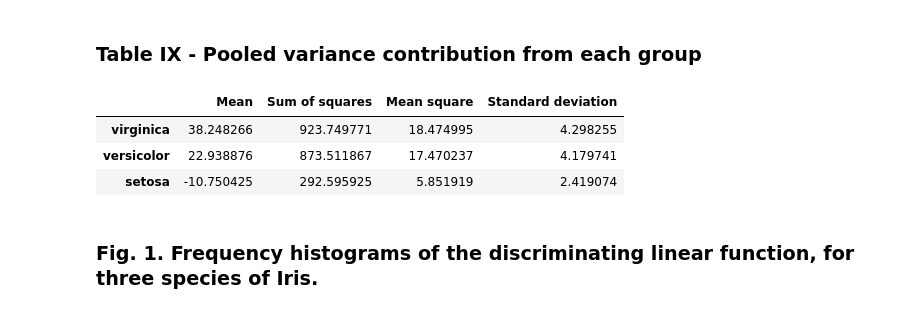
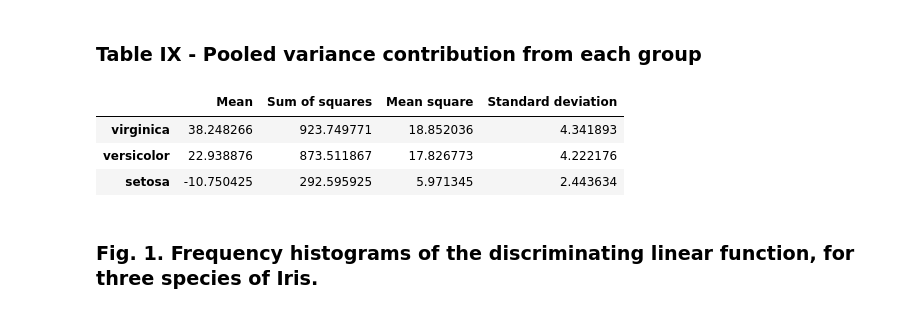
Before and after one commit to danilobellini/scientific-literature, a Jupyter notebook: 1936-Fisher/Fisher_1936.ipynb, the cells around one changed output. Saved outputs shown, nothing was run; the diff lists cells and outputs as text; code cells hidden in the pictures.

```diff
--- a/1936-Fisher/Fisher_1936.ipynb
+++ b/1936-Fisher/Fisher_1936.ipynb
@@ -1570,0 +1533,18 @@ table8_combined
+# %%
+dframes = [table1.virginica, table1.versicolor, table1.setosa]
+vi_mean, ve_mean, se_mean = [dframe.mean() for dframe in dframes]
+vi_scat, ve_scat, se_scat = [(n - 1) * dframe.cov() for dframe in dframes]
+combined_mean = 4 * vi_mean + ve_mean - 5 * se_mean
+combined_scat = 16 * vi_scat + ve_scat + 25 * se_scat
+table8 = pd.concat([vi_scat.assign(mean=vi_mean),
+                    ve_scat.assign(mean=ve_mean),
+                    se_scat.assign(mean=se_mean),
+                    combined_scat.assign(mean=combined_mean)],
+                   keys=["virginica", "versicolor", "setosa",
+                         "$4vi + ve - 5se$"]
+                  ).iloc[:, range(-1, 4)]
+table8.columns = [
+    [r"$\bar{x}_p \to d_p$"] + ["$(n - 1) Q_{p q} \to S_{p q}$"] * 4,
+    table8.columns
+]
+table8
@@ -1571,7 +1570,7 @@ table8_combined
 # %% [markdown]
 Fisher uses that combined matrix as the $\mathbf{S}$ linear system "scatter" matrix, and that mean column as the $\mathbf{d}$ "difference" vector. So, the crude solution scaled by $100$ is:
 # %%
-lambda3 = np.mat(combined_cov) ** -1 @ np.mat(combined_mean).T * 100
+lambda3 = np.linalg.inv(combined_scat) @ np.mat(combined_mean).T * 100
 lambda3
 # %% [output]
 matrix([[-3.30899768],
@@ -1583,22 +1582,21 @@ With that, Fisher created had shown an analysis table for the pooled variance an
 # %% [markdown]
 ### Table IX - Pooled variance contribution from each group
 # %%
-dframes = [table1.virginica, table1.versicolor, table1.setosa]
 compounds = pd.DataFrame([(dframe @ lambda3).flat for dframe in dframes],
                          index=["virginica", "versicolor", "setosa"]).T
 compounds_mean = compounds.mean()
 compounds_ss = ((compounds - compounds_mean) ** 2).sum()
-compounds_ms = compounds_ss / compounds.count()
+compounds_ms = compounds_ss / (n - 1)
 table9 = pd.DataFrame([compounds_mean, compounds_ss, compounds_ms,
                        compounds_ms ** .5],
                        index=["Mean", "Sum of squares", "Mean square",
                               "Standard deviation"]).T
 table9
 # %% [output]
 |  | Mean | Sum of squares | Mean square | Standard deviation |
-| virginica | 38.248266 | 923.749771 | 18.474995 | 4.298255 |
-| versicolor | 22.938876 | 873.511867 | 17.470237 | 4.179741 |
-| setosa | -10.750425 | 292.595925 | 5.851919 | 2.419074 |
+| virginica | 38.248266 | 923.749771 | 18.852036 | 4.341893 |
+| versicolor | 22.938876 | 873.511867 | 17.826773 | 4.222176 |
+| setosa | -10.750425 | 292.595925 | 5.971345 | 2.443634 |
 # %% [markdown]
 ### Fig. 1. Frequency histograms of the discriminating linear function, for three species of Iris.
 # %%
```
Also changed, not shown: parts of 6 cells of this notebook.
